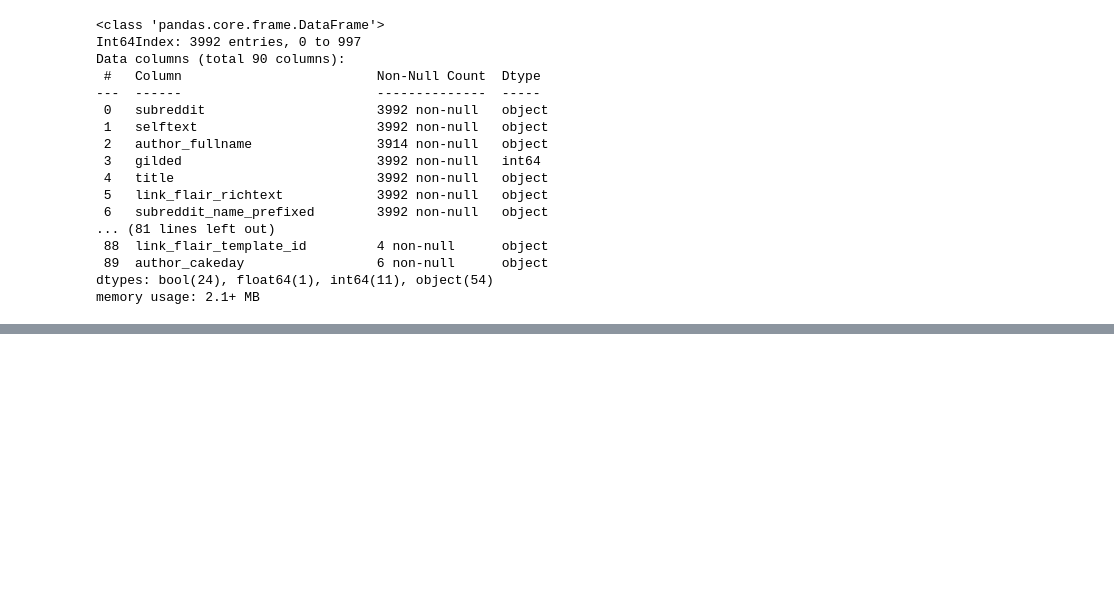
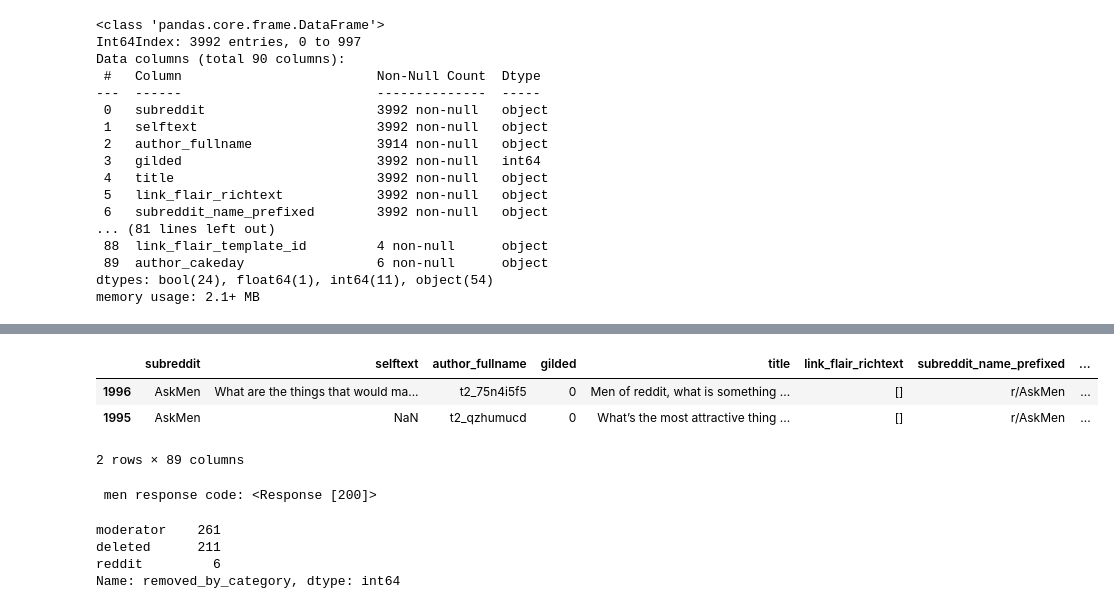
Before and after one commit to DerikVo/Reddit_NLP_project, a Jupyter notebook: Code/01_data_collecting.ipynb, the cells around one changed output, grey strips where cells are left out. Cells and saved outputs as stored; diff of their text form; code cells hidden in the pictures; blank space fills up the shorter version.

```diff
--- a/Code/01_data_collecting.ipynb
+++ b/Code/01_data_collecting.ipynb
@@ -233,0 +349,22 @@ sub_reddit_data.to_csv('../Data/sub_reddit_data.csv', index=False)
+# %%
+#inital ask men data
+ini_men =pd.read_csv('../Data/ask_men.csv')
+# %%
+#get the utc of thenewest post
+ini_men.sort_values('created_utc', ascending=True).head(2)
+# %% [output]
+|  | subreddit | selftext | author_fullname | gilded | title | link_flair_richtext | subreddit_name_prefixed | ... |
+| 1996 | AskMen | What are the things that would ma... | t2_75n4i5f5 | 0 | Men of reddit, what is something ... | [] | r/AskMen | ... |
+| 1995 | AskMen | NaN | t2_qzhumucd | 0 | What’s the most attractive thing ... | [] | r/AskMen | ... |
+2 rows × 89 columns
+# %%
+new_askmen= get_data_before('askmen', 1000, 1681999288)
+# %% [output]
+ men response code: <Response [200]>
+# %%
+new_askmen['removed_by_category'].value_counts()
+# %% [output]
+moderator    261
+deleted      211
+reddit         6
+Name: removed_by_category, dtype: int64
```
Also changed, not shown: parts of 34 cells of this notebook, 8 other files.
